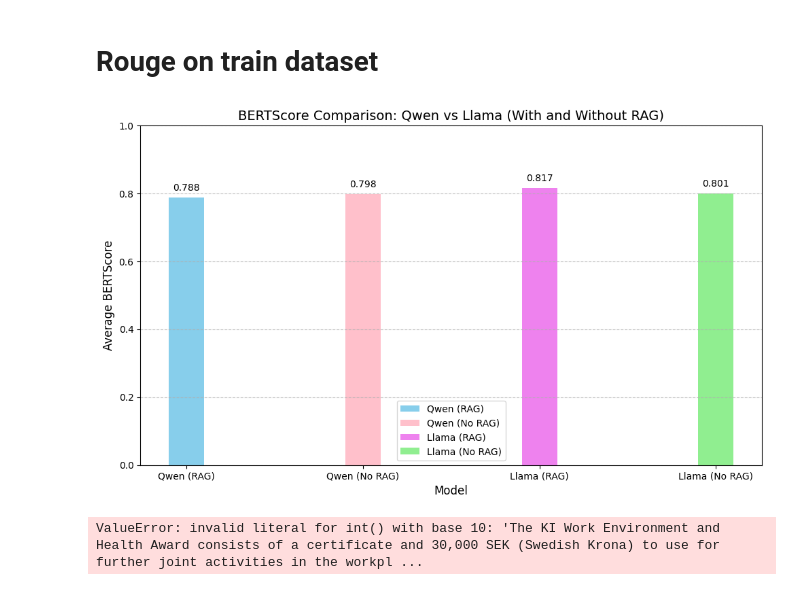
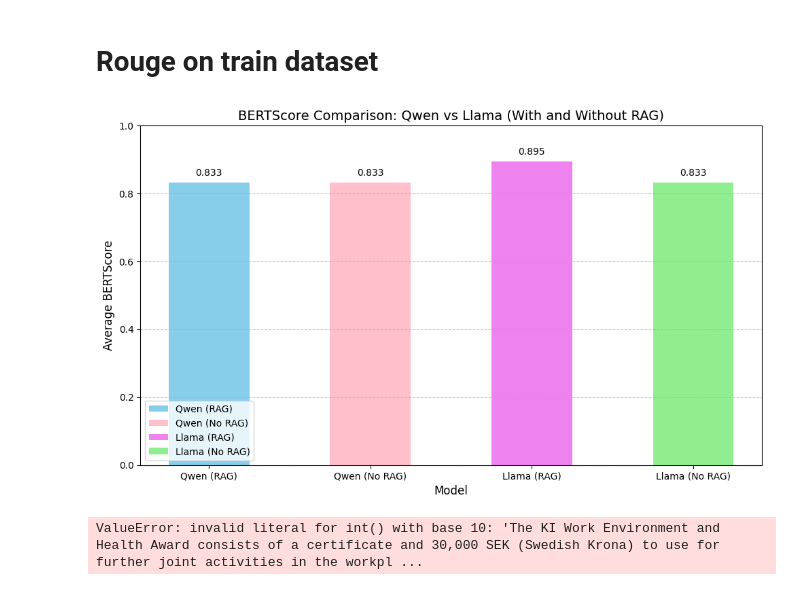
Before and after one commit to JoudiAlakkad/RAG_Effectiveness, a Jupyter notebook: RAG (1).ipynb, the cells around one changed output. Cells and saved outputs as stored; diff of their text form; code cells hidden in the pictures.

Commit message:
qwestion test for qwen

```diff
--- a/RAG (1).ipynb
+++ b/RAG (1).ipynb
@@ -304,7 +304,7 @@ def query_rag(query_text: str, model):
     # Output the response
     #print(formatted_response)
 
-    return response_text, context_text
+    return response_text
 
 def query_without_context(query_text: str, model):
     #model = Ollama(model="llama3.2:latest")
@@ -422,9 +440,10 @@ answers_qwen_test = []
 # %% [output]
 ['What was the business model of the Donald Trump Network?', "What role did the author's mother play in the lives of the two girls mentioned in the context?", 'What are some potential solutions for th ...
 # %%
-for question in questions_test:
+for question_t in questions_test:
     answers_llama_test.append({
-        "question": question,
-        "answer_rag": query_rag(question), # check the model used
-        "answer_without": query_without_context(question)
+        "question": question_t,
+        "answer_rag": query_rag(question_t, "llama3.2:latest"),
+        "answer_without": query_without_context(question_t, "llama3.2:latest"),
+
     })
@@ -432,6 +463,6 @@ for question in questions_test:
 for question in questions_test:
     answers_qwen_test.append({
         "question": question,
-        "answer_rag": query_rag(question), # check the model used
-        "answer_without": query_without_context(question)
+        "answer_rag": query_rag(question, "qwen:1.8b"), # check the model used
+        "answer_without": query_without_context(question, "qwen:1.8b")
     })
@@ -438,6 +475,6 @@ for question in questions_test:
 # %%
 answers_test = []
-n_questions = 20
+n_questions = 100
 random.seed(11)
 
 # get the answers provided from the dataset
@@ -500,39 +540,39 @@ results = {
     "Llama (No RAG)": average_llama_result
 }
 x = np.arange(4)
-width = 0.2
+width = 0.5
 fig, ax = plt.subplots(figsize=(10, 6))
 colors = ['skyblue', 'pink', 'violet', 'lightgreen']
 x_labels = list(results.keys())
 
 for i, model in enumerate(x_labels):
     value = results[model]
     bar = ax.bar(x[i], value, width, label=model, color=colors[i])
 
     # Adding the value on top of each bar
     ax.text(
         x[i],
         value + 0.02,
         f'{value:.3f}',
         ha='center',
         fontsize=10
     )
 
 ax.set_xlabel("Model", fontsize=12)
 ax.set_ylabel("Average BERTScore", fontsize=12)
 ax.set_title("BERTScore Comparison: Qwen vs Llama (With and Without RAG)", fontsize=14)
 ax.set_xticks(x)
 ax.set_xticklabels(x_labels)
 ax.set_ylim(0, 1)
 ax.legend()
 
 # Add gridlines
 ax.grid(axis='y', linestyle='--', alpha=0.7)
 
 plt.tight_layout()
 plt.show()
 # %% [output]
-[figure, old version]
+[figure, new version]
 # %%
 accuracy_metric = evaluate.load("accuracy")
 # %%
```
Also changed, not shown: parts of 16 cells of this notebook, 8 other files.
